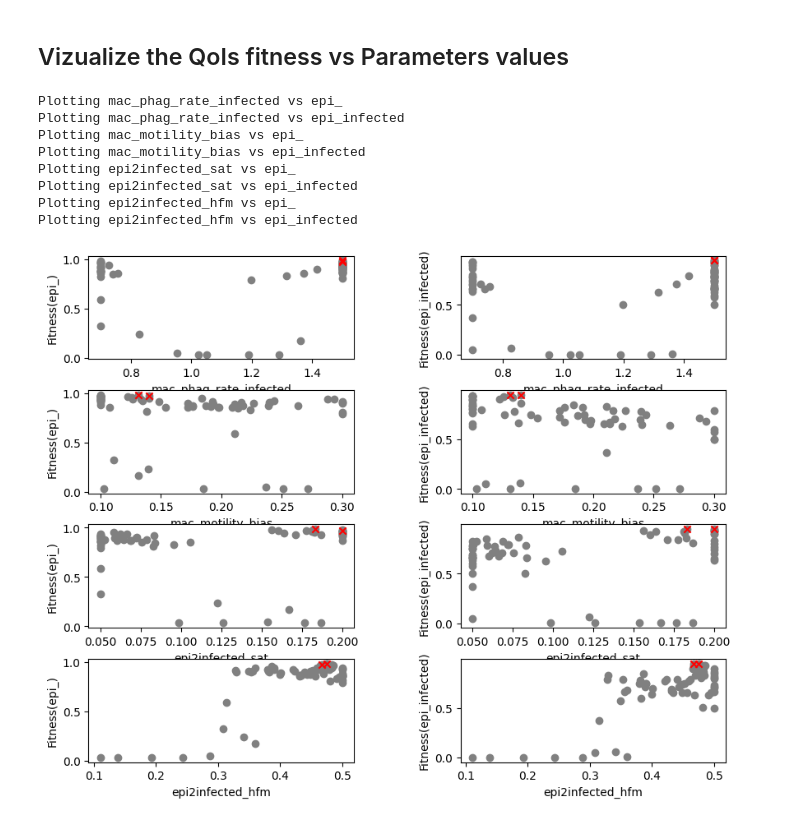
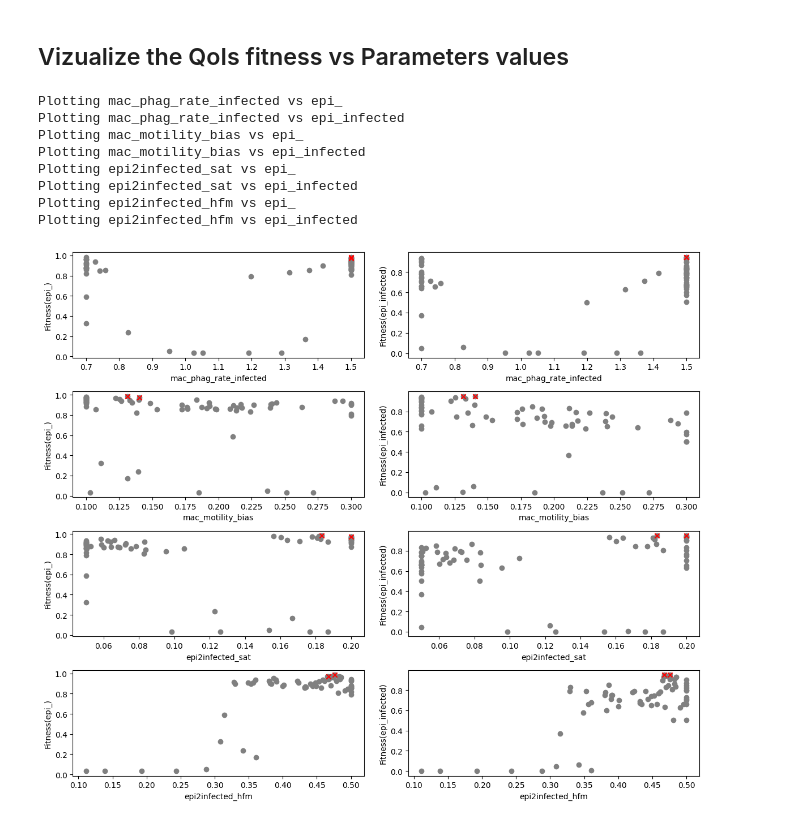
Before and after one commit to heberlr/UQ_PhysiCell, a Jupyter notebook: examples/virus-mac-new/ex7_Calib_BO.ipynb, the cells around one changed output. Drawn from its saved outputs; the diff is of its cells as text; code cells hidden in the pictures.

```diff
--- a/examples/virus-mac-new/ex7_Calib_BO.ipynb
+++ b/examples/virus-mac-new/ex7_Calib_BO.ipynb
@@ -157,19 +157,22 @@ Noise of Objective Function:
 ## Vizualize the QoIs fitness vs Parameters values
 # %%
 # Plot each parameter vs each QoI
-fig, axes = plt.subplots(len(df_param_space), len(df_qois['QoI_Name']), figsize=(10, 8 ))
-fig.subplots_adjust(hspace=0.3, wspace=0.4)
+fig, axes = plt.subplots(len(df_param_space), len(df_qois['QoI_Name']), figsize=(12, 10))
+fig.subplots_adjust(hspace=0.5, wspace=0.5)  # Increased spacing
 for i, param in enumerate(df_param_space['ParamName']):
     for j, qoi in enumerate(df_qois['QoI_Name']):
         print(f"Plotting {param} vs {qoi}")
         plot_parameter_vs_fitness(df_samples, df_output, param, qoi, samples_id=pareto_data['pareto_front']['sample_ids'], axis= axes[i, j])
+
+# Ensure proper layout and save the figure
+plt.tight_layout()  # This will automatically adjust spacing to prevent overlaps
 # %% [output]
 Plotting mac_phag_rate_infected vs epi_
 Plotting mac_phag_rate_infected vs epi_infected
 Plotting mac_motility_bias vs epi_
 Plotting mac_motility_bias vs epi_infected
 Plotting epi2infected_sat vs epi_
 Plotting epi2infected_sat vs epi_infected
 Plotting epi2infected_hfm vs epi_
 Plotting epi2infected_hfm vs epi_infected
-[figure, old version]
+[figure, new version]
```
Also changed, not shown: 4 other files.
